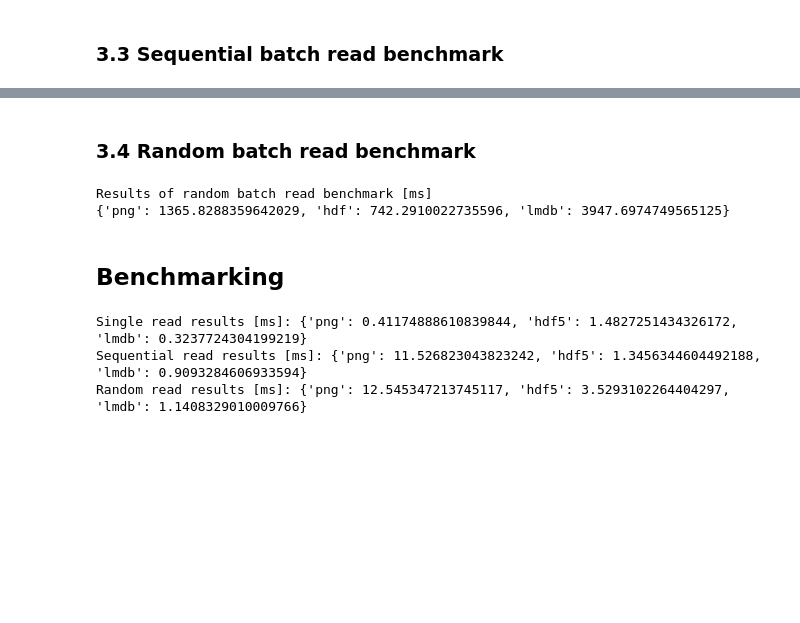
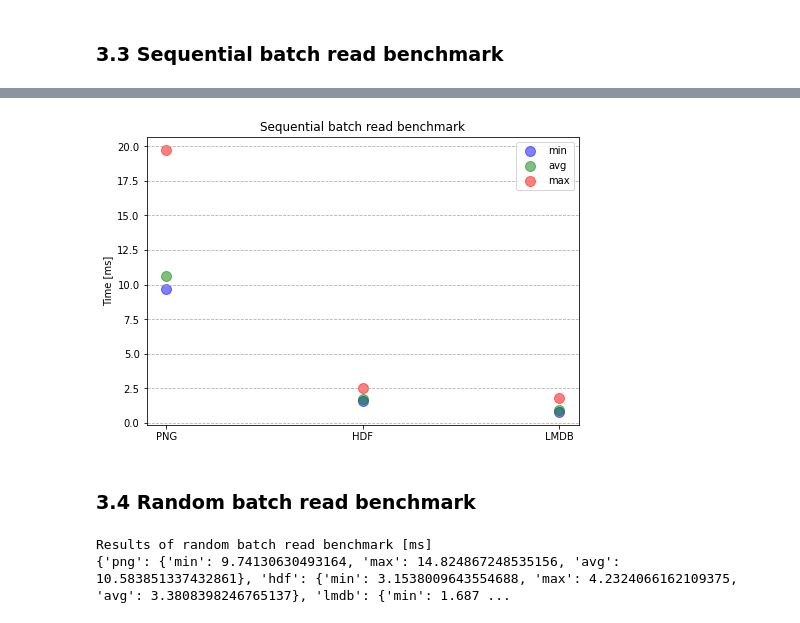
Before and after one commit to nyikovicsmate/thesis, a Jupyter notebook: utils/input_pipeline_benchmark.ipynb, the cells around one changed output, grey strips where cells are left out. Drawn from its saved outputs; the diff is of its cells as text; code cells hidden in the pictures; blank space fills up the shorter version.

```diff
--- a/utils/input_pipeline_benchmark.ipynb
+++ b/utils/input_pipeline_benchmark.ipynb
@@ -366,10 +382,13 @@ Results of sequential batch read benchmark [ms]
+# %%
+plot_results(results, "Sequential batch read benchmark")
+# %% [output]
+[figure, added]
 # %% [markdown]
 ### 3.4 Random batch read benchmark
 # %%
+results = random_batch_benchmark()
 print("Results of random batch read benchmark [ms]")
-print(random__batch_benchmark())
+print(results)
 # %% [output]
 Results of random batch read benchmark [ms]
-{'png': 1365.8288359642029, 'hdf': 742.2910022735596, 'lmdb': 3947.6974749565125}
+{'png': {'min': 9.74130630493164, 'max': 14.824867248535156, 'avg': 10.583851337432861}, 'hdf': {'min': 3.1538009643554688, 'max': 4.2324066162109375, 'avg': 3.3808398246765137}, 'lmdb': {'min': 1.687 ...
-# %% [markdown]
-## Benchmarking
@@ -427,8 +394,0 @@ result_rand["lmdb"] = (after - before) * 1000
-# %%
-print(f"Single read results [ms]: {result_single}")
-print(f"Sequential read results [ms]: {result_seq}")
-print(f"Random read results [ms]: {result_rand}")
-# %% [output]
-Single read results [ms]: {'png': 0.41174888610839844, 'hdf5': 1.4827251434326172, 'lmdb': 0.3237724304199219}
-Sequential read results [ms]: {'png': 11.526823043823242, 'hdf5': 1.3456344604492188, 'lmdb': 0.9093284606933594}
-Random read results [ms]: {'png': 12.545347213745117, 'hdf5': 3.5293102264404297, 'lmdb': 1.1408329010009766}
```
Also changed, not shown: parts of 19 cells of this notebook.
